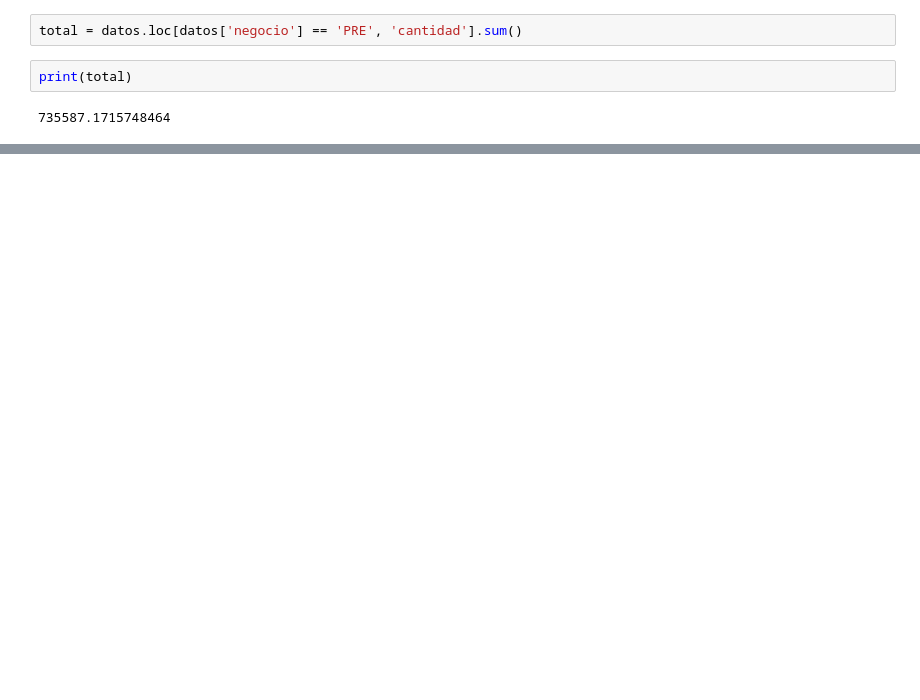
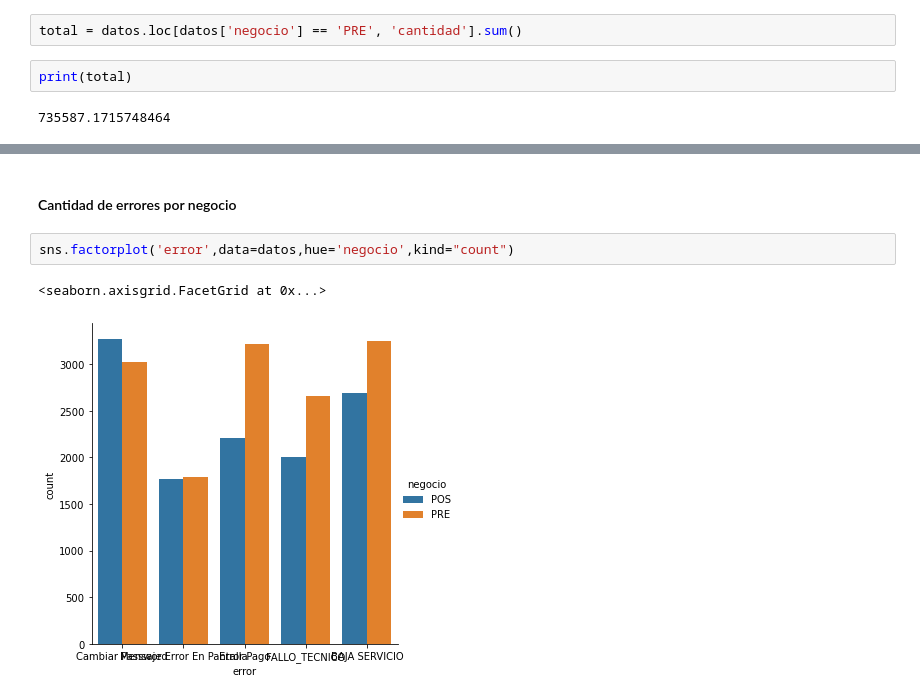
Before and after one commit to SrDemoniaco/Diplomado, a Jupyter notebook: Proyecto.ipynb, the cells around one changed output, grey strips where cells are left out. Saved outputs shown, nothing was run; the diff lists cells and outputs as text; blank space fills up the shorter version.

```diff
--- a/Proyecto.ipynb
+++ b/Proyecto.ipynb
@@ -151,0 +242,7 @@ plt.show()
+# %% [markdown]
+#### Cantidad de errores por negocio
+# %%
+sns.factorplot('error',data=datos,hue='negocio',kind="count")
+# %% [output]
+<seaborn.axisgrid.FacetGrid at 0x...>
+[figure, added]
```
Also changed, not shown: parts of 134 cells of this notebook, 5 other files.
